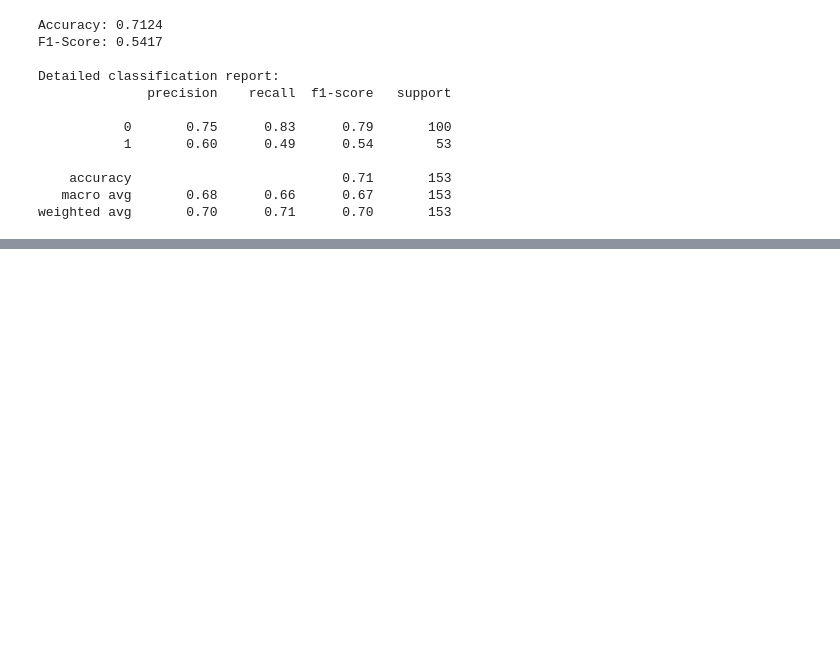
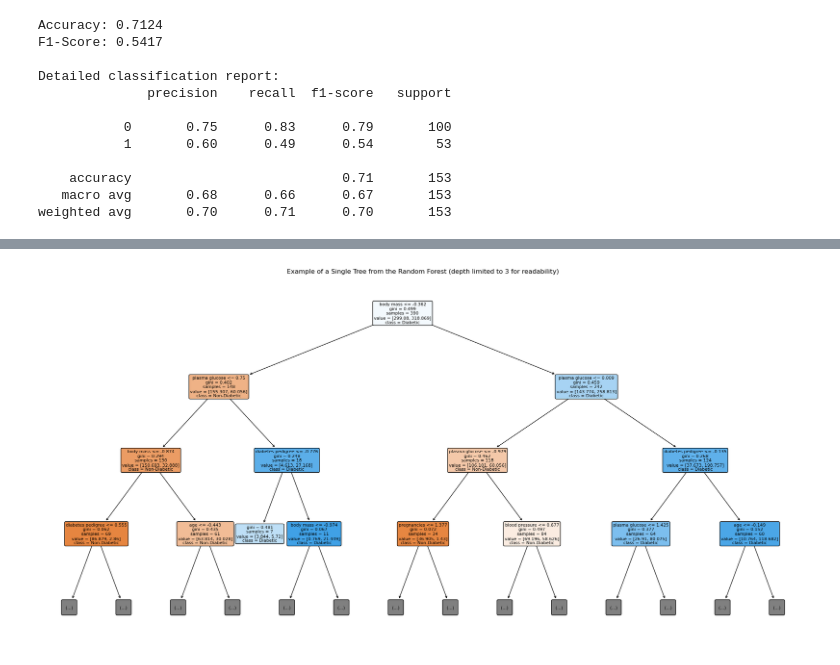
Before and after one commit to Pouyashokravi/Diabetes-prediction, a Jupyter notebook: main.ipynb, the cells around one changed output, grey strips where cells are left out. Saved outputs shown, nothing was run; the diff lists cells and outputs as text; code cells hidden in the pictures; blank space fills up the shorter version.

```diff
--- a/main.ipynb
+++ b/main.ipynb
@@ -597,0 +988,22 @@ weighted avg       0.70      0.71      0.70       153
+# %%
+from sklearn.tree import plot_tree
+
+#visualizing first Random Forest tree
+fig, ax = plt.subplots(figsize=(20, 10))
+
+plot_tree(
+    best_rf.estimators_[0],
+    feature_names=list(X.columns),    # convert pandas Index to a plain list
+    class_names=["Non-Diabetic", "Diabetic"],
+    filled=True,
+    rounded=True,
+    fontsize=8,
+    max_depth=3,
+    ax=ax
+)
+
+ax.set_title("Example of a Single Tree from the Random Forest (depth limited to 3 for readability)")
+plt.tight_layout()
+plt.show()
+# %% [output]
+[figure, added]
```
Also changed, not shown: parts of 57 cells of this notebook, 2 other files.
